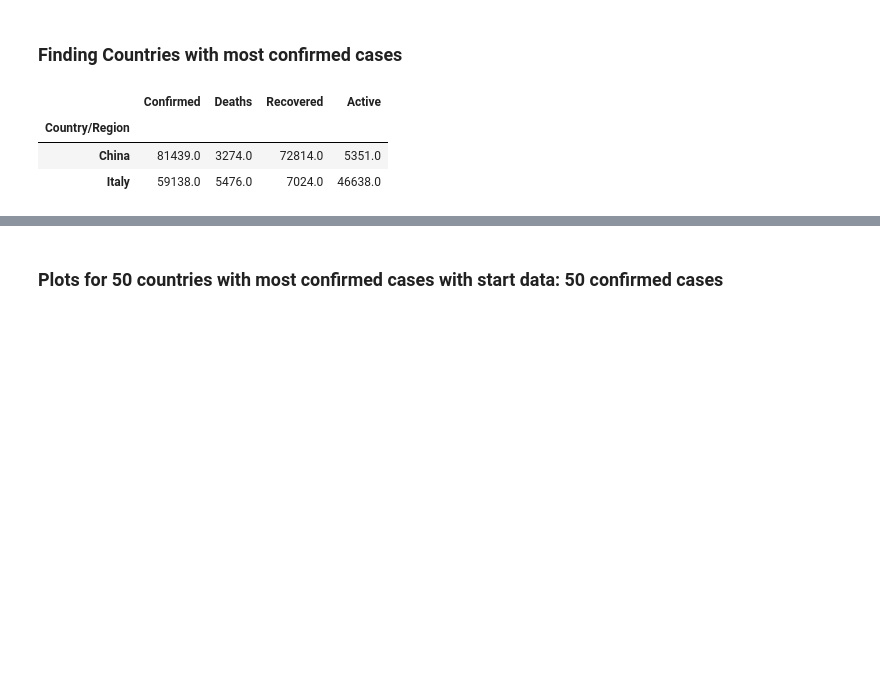
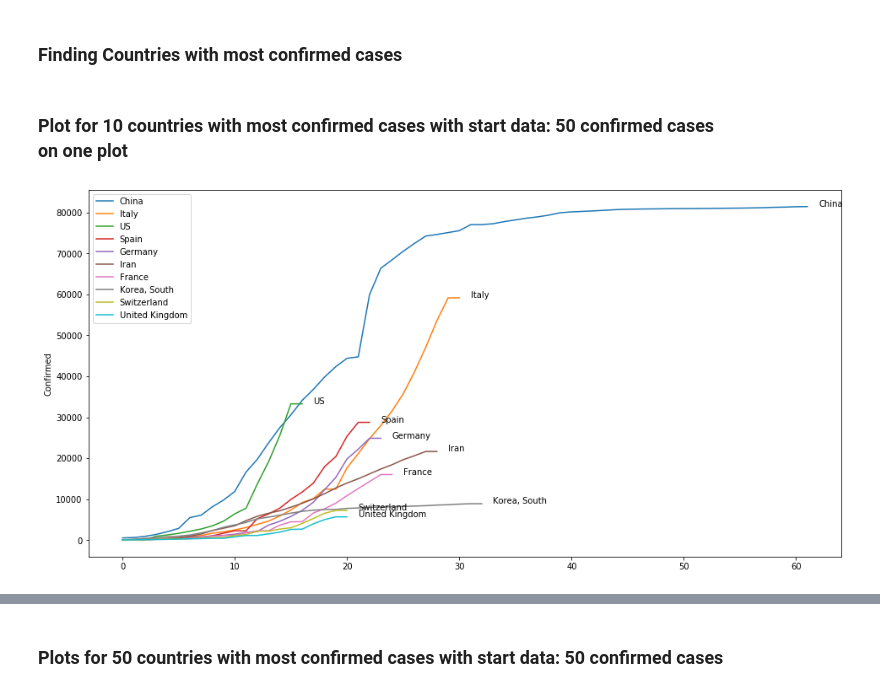
Before and after one commit to Ysbail/Covid-19, a Jupyter notebook: covid_over_time_and_incremental.ipynb, the cells around one changed output, grey strips where cells are left out. Drawn from its saved outputs; the diff is of its cells as text; code cells hidden in the pictures; blank space fills up the shorter version.

```diff
--- a/covid_over_time_and_incremental.ipynb
+++ b/covid_over_time_and_incremental.ipynb
@@ -17,7 +17,7 @@ pd.set_option('display.max_columns', 500)
 pd.set_option('display.width', 1000)
 # %%
 covid_19_df = pd.read_csv('covid_19_clean_complete.csv')
-covid_19_df['Date'] = pd.to_datetime(covid_19_df['Date'])
+covid_19_df['Date'] = pd.to_datetime(covid_19_df['Date'], format='%d/%m/%Y')
 covid_19_df['Country/Region'] = covid_19_df['Country/Region'].replace('Mainland China', 'China')
 covid_19_df.tail(2)
 # %% [output]
@@ -40,12 +40,9 @@ covid_19_df.head(2)
 last_covid_df = covid_19_df[covid_19_df['Date'] == covid_19_df['Date'].max()].reset_index(drop=True)
 last_covid_df = last_covid_df.drop(columns=['Lat', 'Long'])
 top_50 = last_covid_df.groupby('Country/Region').sum().sort_values(by='Confirmed', ascending=False).head(50)
-top_50.head(2)
+grouped_Poland = top_50[top_50.index == "Poland"]
+top_10 = last_covid_df.groupby('Country/Region').sum().sort_values(by='Confirmed', ascending=False).head(10)
+top_10_with_Poland  = pd.concat([top_10, grouped_Poland])
-# %% [output]
-|  | Confirmed | Deaths | Recovered | Active |
-| Country/Region |  |  |  |  |
-| China | 81439.0 | 3274.0 | 72814.0 | 5351.0 |
-| Italy | 59138.0 | 5476.0 | 7024.0 | 46638.0 |
 # %%
 def prepare_data(df, country, *lower_bound):
     df = df[df['Country/Region'] == country]
@@ -108,3 +105,19 @@ def add_data(covid_19_df):
     covid_19_df['Recovered_growth'][0] = covid_19_df['Recovered'][0]
     covid_19_df = covid_19_df.fillna(0)
     return covid_19_df
+# %% [markdown]
+### Plot for 10 countries with most confirmed cases with start data: 50 confirmed cases<br> on one plot
+# %%
+fig, ax = plt.subplots(figsize=(16, 8))
+
+for index, country in enumerate(top_10.index):
+    df, date_range = prepare_data(covid_19_df, country, 50)
+    x=df.index
+    y=df.Confirmed
+    ax = sns.lineplot(x=x, y=y, data=df, label=country)
+    last = len(y)
+    ax.text(last, y.iloc[last-1], country, horizontalalignment='left', size='medium', color='black')
+
+plt.show()
+# %% [output]
+[figure, added]
```
Also changed, not shown: parts of 6 cells of this notebook.
